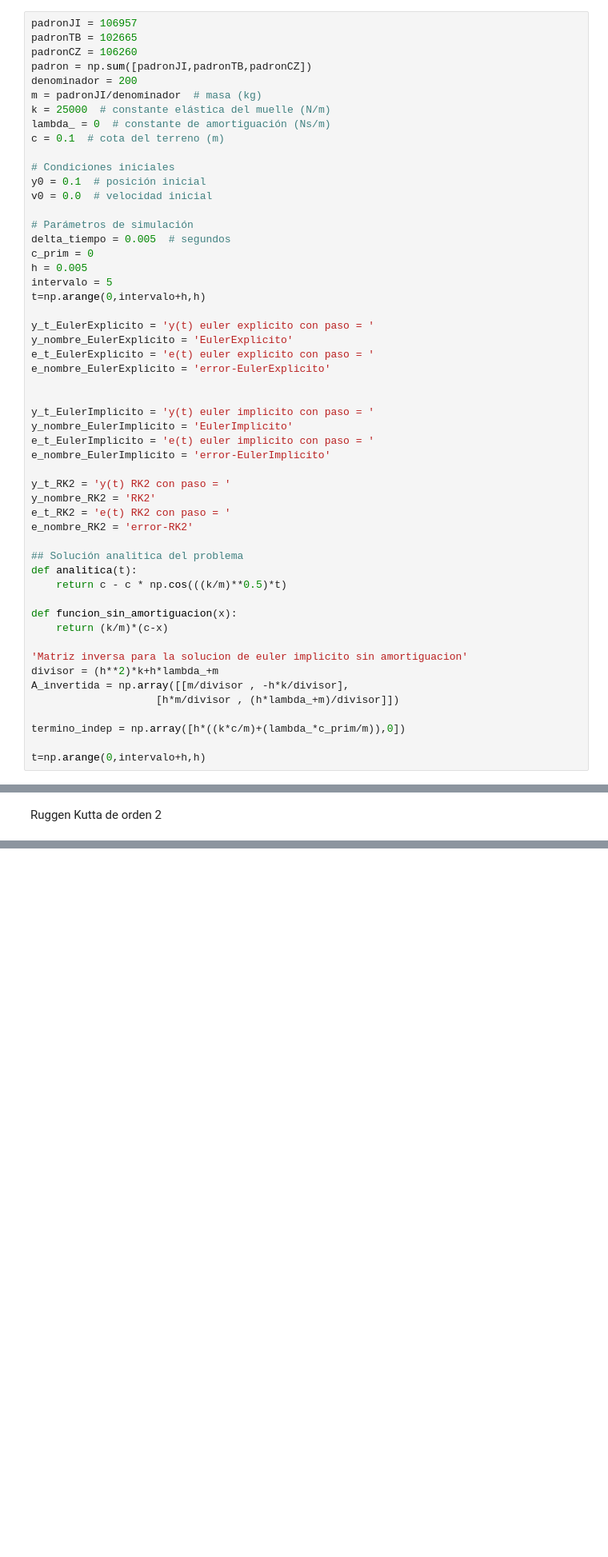
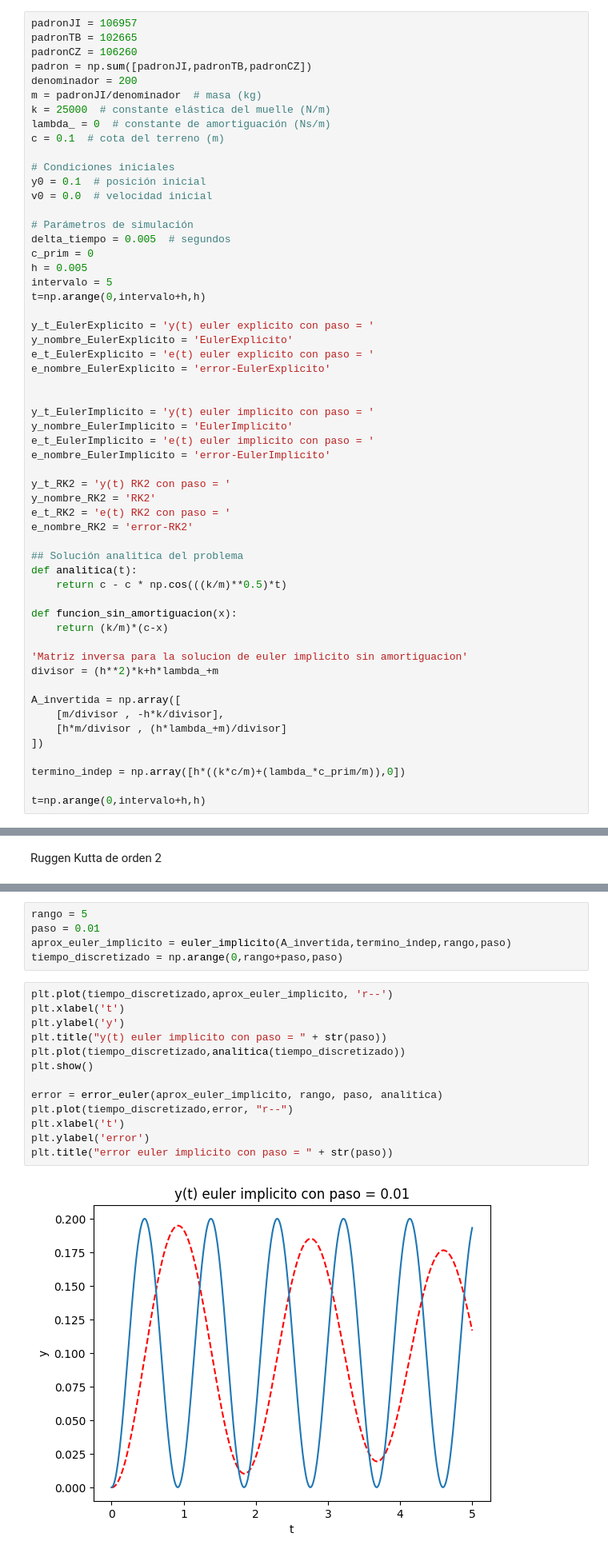
Before and after one commit to Jignacio14/AnalisisNumericoI, a Jupyter notebook: Numericos.ipynb, the cells around one changed output, grey strips where cells are left out. Shown at 80% size. Cells and saved outputs as stored; diff of their text form; blank space fills up the shorter version.

```diff
--- a/Numericos.ipynb
+++ b/Numericos.ipynb
@@ -112,8 +112,11 @@ def funcion_sin_amortiguacion(x):
 
 'Matriz inversa para la solucion de euler implicito sin amortiguacion'
 divisor = (h**2)*k+h*lambda_+m
-A_invertida = np.array([[m/divisor , -h*k/divisor],
-                    [h*m/divisor , (h*lambda_+m)/divisor]])
+
+A_invertida = np.array([
+    [m/divisor , -h*k/divisor],
+    [h*m/divisor , (h*lambda_+m)/divisor]
+])
 
 termino_indep = np.array([h*((k*c/m)+(lambda_*c_prim/m)),0])
 
@@ -194,0 +226,20 @@ Text(0.5, 1.0, 'Error con el metodo de runge kutta de orden 2')
+# %%
+rango = 5
+paso = 0.01
+aprox_euler_implicito = euler_implicito(A_invertida,termino_indep,rango,paso)
+tiempo_discretizado = np.arange(0,rango+paso,paso)
+# %%
+plt.plot(tiempo_discretizado,aprox_euler_implicito, 'r--')
+plt.xlabel('t')
+plt.ylabel('y')
+plt.title("y(t) euler implicito con paso = " + str(paso))
+plt.plot(tiempo_discretizado,analitica(tiempo_discretizado))
+plt.show()
+
+error = error_euler(aprox_euler_implicito, rango, paso, analitica)
+plt.plot(tiempo_discretizado,error, "r--")
+plt.xlabel('t')
+plt.ylabel('error')
+plt.title("error euler implicito con paso = " + str(paso))
+# %% [output]
+[figure, added]
```
Also changed, not shown: parts of 23 cells of this notebook, 18 other files.
